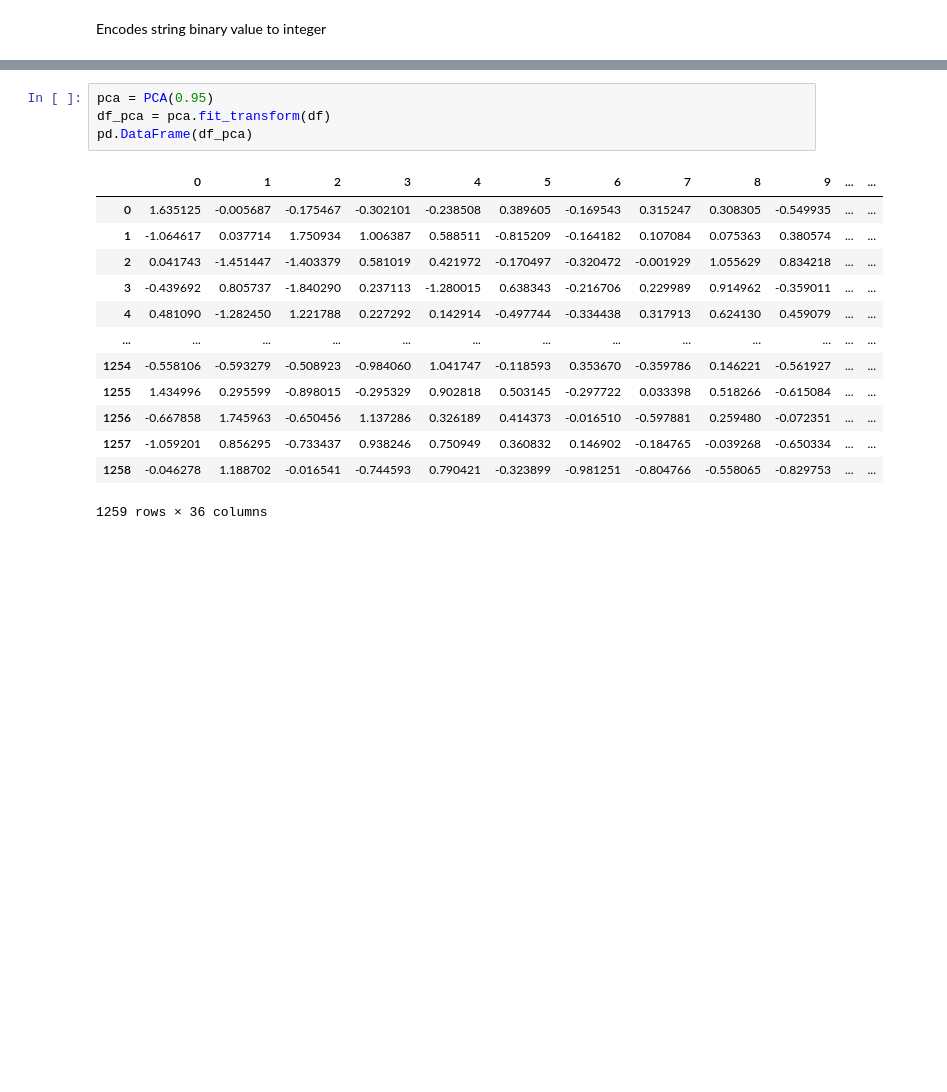
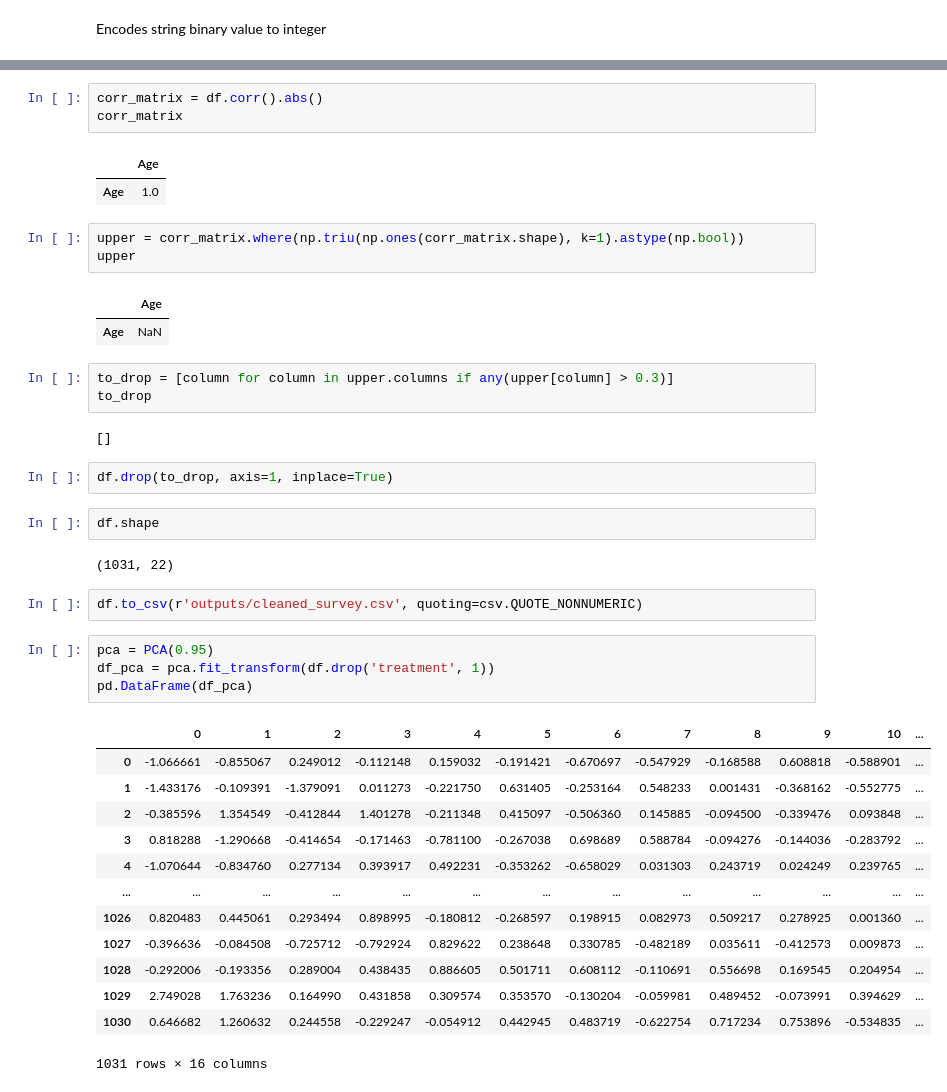
Before and after one commit to Alice-Scholze/mental-health, a Jupyter notebook: PreprocessingData.ipynb, the cells around one changed output, grey strips where cells are left out. Drawn from its saved outputs; the diff is of its cells as text; blank space fills up the shorter version.

Commit message:
tested classifiers with clean data

```diff
--- a/PreprocessingData.ipynb
+++ b/PreprocessingData.ipynb
@@ -311,21 +304,46 @@ Find by Principal Component Analysis
+# %%
+corr_matrix = df.corr().abs()
+corr_matrix
+# %% [output]
+|  | Age |
+| Age | 1.0 |
+# %%
+upper = corr_matrix.where(np.triu(np.ones(corr_matrix.shape), k=1).astype(np.bool))
+upper
+# %% [output]
+|  | Age |
+| Age | NaN |
+# %%
+to_drop = [column for column in upper.columns if any(upper[column] > 0.3)]
+to_drop
+# %% [output]
+[]
+# %%
+df.drop(to_drop, axis=1, inplace=True)
+# %%
+df.shape
+# %% [output]
+(1031, 22)
+# %%
+df.to_csv(r'outputs/cleaned_survey.csv', quoting=csv.QUOTE_NONNUMERIC)
 # %%
 pca = PCA(0.95)
-df_pca = pca.fit_transform(df)
+df_pca = pca.fit_transform(df.drop('treatment', 1))
 pd.DataFrame(df_pca)
 # %% [output]
-|  | 0 | 1 | 2 | 3 | 4 | 5 | 6 | 7 | 8 | 9 | ... | ... |
-| 0 | 1.635125 | -0.005687 | -0.175467 | -0.302101 | -0.238508 | 0.389605 | -0.169543 | 0.315247 | 0.308305 | -0.549935 | ... | ... |
-| 1 | -1.064617 | 0.037714 | 1.750934 | 1.006387 | 0.588511 | -0.815209 | -0.164182 | 0.107084 | 0.075363 | 0.380574 | ... | ... |
-| 2 | 0.041743 | -1.451447 | -1.403379 | 0.581019 | 0.421972 | -0.170497 | -0.320472 | -0.001929 | 1.055629 | 0.834218 | ... | ... |
-| 3 | -0.439692 | 0.805737 | -1.840290 | 0.237113 | -1.280015 | 0.638343 | -0.216706 | 0.229989 | 0.914962 | -0.359011 | ... | ... |
-| 4 | 0.481090 | -1.282450 | 1.221788 | 0.227292 | 0.142914 | -0.497744 | -0.334438 | 0.317913 | 0.624130 | 0.459079 | ... | ... |
+|  | 0 | 1 | 2 | 3 | 4 | 5 | 6 | 7 | 8 | 9 | 10 | ... |
+| 0 | -1.066661 | -0.855067 | 0.249012 | -0.112148 | 0.159032 | -0.191421 | -0.670697 | -0.547929 | -0.168588 | 0.608818 | -0.588901 | ... |
+| 1 | -1.433176 | -0.109391 | -1.379091 | 0.011273 | -0.221750 | 0.631405 | -0.253164 | 0.548233 | 0.001431 | -0.368162 | -0.552775 | ... |
+| 2 | -0.385596 | 1.354549 | -0.412844 | 1.401278 | -0.211348 | 0.415097 | -0.506360 | 0.145885 | -0.094500 | -0.339476 | 0.093848 | ... |
+| 3 | 0.818288 | -1.290668 | -0.414654 | -0.171463 | -0.781100 | -0.267038 | 0.698689 | 0.588784 | -0.094276 | -0.144036 | -0.283792 | ... |
+| 4 | -1.070644 | -0.834760 | 0.277134 | 0.393917 | 0.492231 | -0.353262 | -0.658029 | 0.031303 | 0.243719 | 0.024249 | 0.239765 | ... |
 | ... | ... | ... | ... | ... | ... | ... | ... | ... | ... | ... | ... | ... |
-| 1254 | -0.558106 | -0.593279 | -0.508923 | -0.984060 | 1.041747 | -0.118593 | 0.353670 | -0.359786 | 0.146221 | -0.561927 | ... | ... |
-| 1255 | 1.434996 | 0.295599 | -0.898015 | -0.295329 | 0.902818 | 0.503145 | -0.297722 | 0.033398 | 0.518266 | -0.615084 | ... | ... |
-| 1256 | -0.667858 | 1.745963 | -0.650456 | 1.137286 | 0.326189 | 0.414373 | -0.016510 | -0.597881 | 0.259480 | -0.072351 | ... | ... |
-| 1257 | -1.059201 | 0.856295 | -0.733437 | 0.938246 | 0.750949 | 0.360832 | 0.146902 | -0.184765 | -0.039268 | -0.650334 | ... | ... |
-| 1258 | -0.046278 | 1.188702 | -0.016541 | -0.744593 | 0.790421 | -0.323899 | -0.981251 | -0.804766 | -0.558065 | -0.829753 | ... | ... |
+| 1026 | 0.820483 | 0.445061 | 0.293494 | 0.898995 | -0.180812 | -0.268597 | 0.198915 | 0.082973 | 0.509217 | 0.278925 | 0.001360 | ... |
+| 1027 | -0.396636 | -0.084508 | -0.725712 | -0.792924 | 0.829622 | 0.238648 | 0.330785 | -0.482189 | 0.035611 | -0.412573 | 0.009873 | ... |
+| 1028 | -0.292006 | -0.193356 | 0.289004 | 0.438435 | 0.886605 | 0.501711 | 0.608112 | -0.110691 | 0.556698 | 0.169545 | 0.204954 | ... |
+| 1029 | 2.749028 | 1.763236 | 0.164990 | 0.431858 | 0.309574 | 0.353570 | -0.130204 | -0.059981 | 0.489452 | -0.073991 | 0.394629 | ... |
+| 1030 | 0.646682 | 1.260632 | 0.244558 | -0.229247 | -0.054912 | 0.442945 | 0.483719 | -0.622754 | 0.717234 | 0.753896 | -0.534835 | ... |
-1259 rows × 36 columns
+1031 rows × 16 columns
 # %%
 features = range(pca.n_components_)
 plt.bar(features, pca.explained_variance_ratio_, color='green')
```
Also changed, not shown: parts of 38 cells of this notebook, 13 other files.
